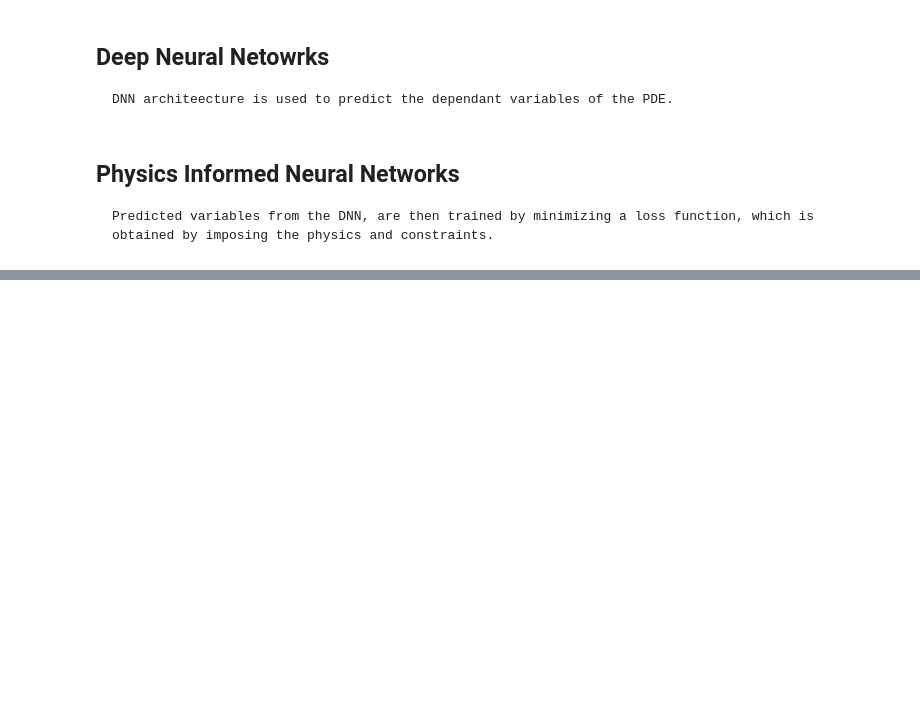
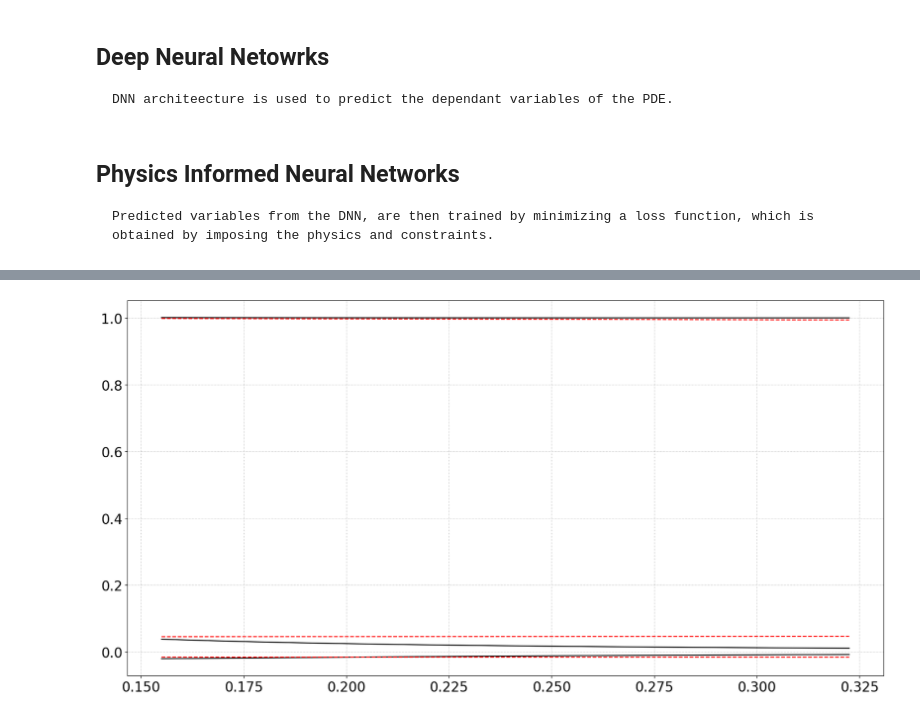
Before and after one commit to ramtarun02/Indirect-Noise-in-Nozzles, a Jupyter notebook: FF_Estimation_CPU.ipynb, the cells around one changed output, grey strips where cells are left out. Cells and saved outputs as stored; diff of their text form; code cells hidden in the pictures; blank space fills up the shorter version.

```diff
--- a/FF_Estimation_CPU.ipynb
+++ b/FF_Estimation_CPU.ipynb
@@ -229,38 +231,40 @@ class NN(nn.Module):
     Predicted variables from the DNN, are then trained by minimizing a loss function, which is obtained by imposing the physics and constraints.
 # %%
 # Physics informed Neural Network
-f = torch.empty(1)
-lda = torch.tensor([0.01])
+#f = torch.empty(1)
 
 class PINN(nn.Module):
     def __init__(self):
         super().__init__()
         self.loss_function = nn.MSELoss()
         'Initialize our new parameters i.e.f (Inverse problem)'
-        self.f = torch.tensor([f], requires_grad=True).type(torch.float32)
-        nn.init.zeros_(self.f)
+        #self.f = torch.tensor([f], requires_grad=True).type(torch.float32)
+        #nn.init.zeros_(self.f)
         'Register f to optimize'
-        self.f = nn.Parameter(self.f)
+        #self.f = nn.Parameter(self.f)
         'Initialize iterator'
         self.iter = 0
         'Call our DNN'
         self.dnn = NN()
         'Register our new parameter'
-        self.dnn.register_parameter('f', self.f)
+        #self.dnn.register_parameter('f', self.f)
 
         'Regularisation Constant'
         self.lda = torch.tensor([lda])
 
     def loss_data(self, X, UU):
-        loss_u = self.loss_function(self.dnn(X), UU)
+        preds = self.dnn(X)
+        outs = preds[:, :3]
+        loss_u = self.loss_function(outs, UU)
         return loss_u
 
     def loss_residual(self, X, meanflow):
-        f = self.f
         g = torch.clone(X)
-        R = self.dnn(g)
-        GR = RHS(R, meanflow)
-        dr_dn = torch.autograd.grad(R,g,torch.ones_like(R), retain_graph=True, create_graph=True)[0]
+        preds = self.dnn(g)
+        outs = preds[:, :3]
+        f = torch.mean(preds[:,3])
+        GR = RHS_f(outs, meanflow, f)
+        dr_dn = torch.autograd.grad(outs,g,torch.ones_like(outs), retain_graph=True, create_graph=True)[0]
         pde = dr_dn[:, 1:] + GR
         return torch.mean(pde**2)
 
@@ -269,6 +273,7 @@ class PINN(nn.Module):
         loss_residual = self.loss_residual(X, meanflow)
         return loss_data + lda*loss_residual
 
+
     'test neural network'
     def test(self, X_test, UU_test):
 
@@ -276,14 +281,15 @@ class PINN(nn.Module):
 
             u_pred = self.dnn(X_test)
 
-            error_vec = torch.linalg.norm((UU_test-u_pred),2)/torch.linalg.norm(UU_test,2)        # Relative L2 Norm of the error (Vector)
+            error_vec = torch.linalg.norm((UU_test-u_pred[:,:3]),2)/torch.linalg.norm(UU_test,2)        # Relative L2 Norm of the error (Vector)
 
-            print('f_real = [0.01], f_PINN = [%.5f], Validation Loss = [%.5f] ' %(self.f.item(), error_vec))
+            print('f_real = [0.01], f_PINN = [%.5f], Validation Loss = [%.5f] ' %(torch.mean(u_pred[:,3]), error_vec))
 
         plt.rcParams["figure.figsize"] = (20, 10)
         plt.rcParams["font.size"]  = 20
+        plt.grid(linestyle=':')
         plt.plot(X_test[:,1].detach().cpu(), UU_test.detach().cpu(), 'black')
-        plt.plot(X_test[:, 1].detach().cpu(), u_pred.detach().cpu(), 'r--')
+        plt.plot(X_test[:, 1].detach().cpu(), u_pred[:,:3].detach().cpu(), 'r--')
 
         return
 # %%
@@ -317,0 +410,3 @@ dataloader = DataLoader(dataset, batch_size=batch_size, shuffle=True)
+# %%
+PINN_model.test(N_val, UU_val)
+# %% [output]
@@ -317,0 +414 @@ dataloader = DataLoader(dataset, batch_size=batch_size, shuffle=True)
+[figure, added]
```
Also changed, not shown: parts of 23 cells of this notebook.
